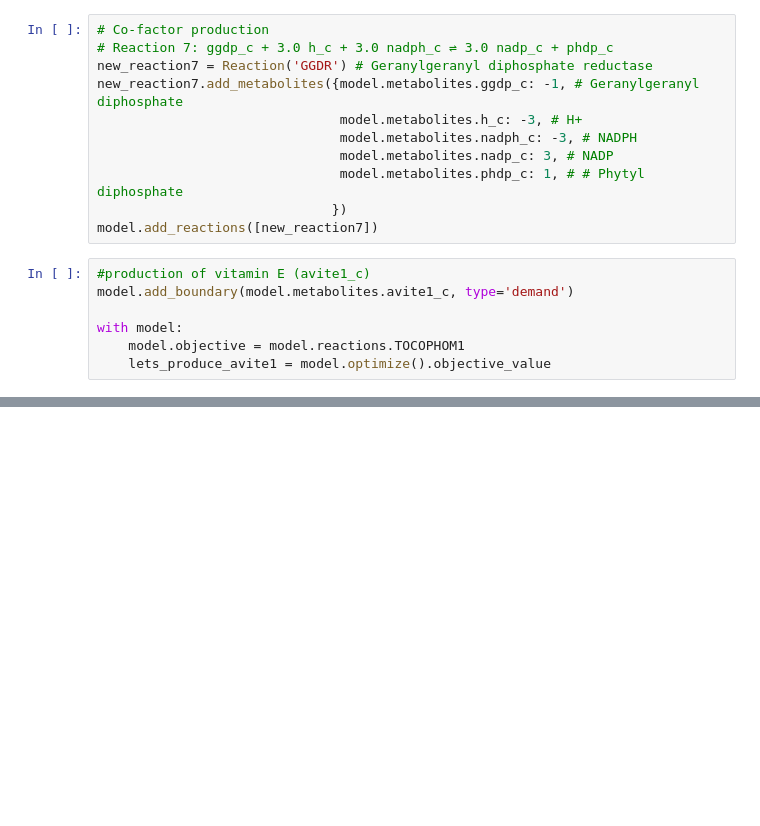
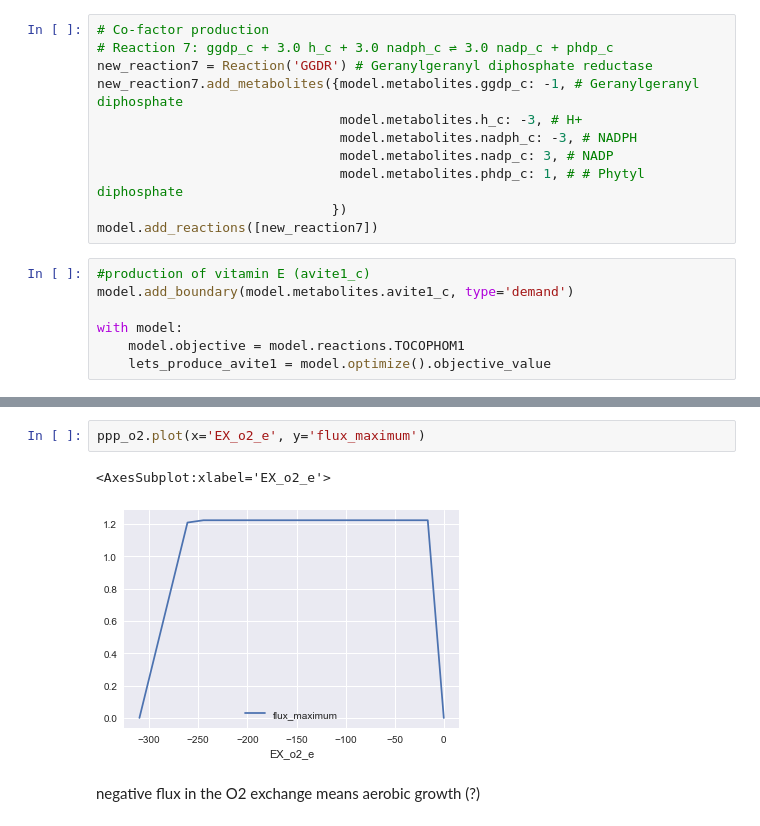
Before and after one commit to 27410/27410-group-assigment-group_2, a Jupyter notebook: ReactionsAdded.ipynb, the cells around one changed output, grey strips where cells are left out. Drawn from its saved outputs; the diff is of its cells as text; blank space fills up the shorter version.

```diff
--- a/ReactionsAdded.ipynb
+++ b/ReactionsAdded.ipynb
@@ -110,0 +138,7 @@ lets_produce_avite1
+# %%
+ppp_o2.plot(x='EX_o2_e', y='flux_maximum')
+# %% [output]
+<AxesSubplot:xlabel='EX_o2_e'>
+[figure, added]
+# %% [markdown]
+negative flux in the O2 exchange means aerobic growth (?)
```
Also changed, not shown: parts of 9 cells of this notebook.
